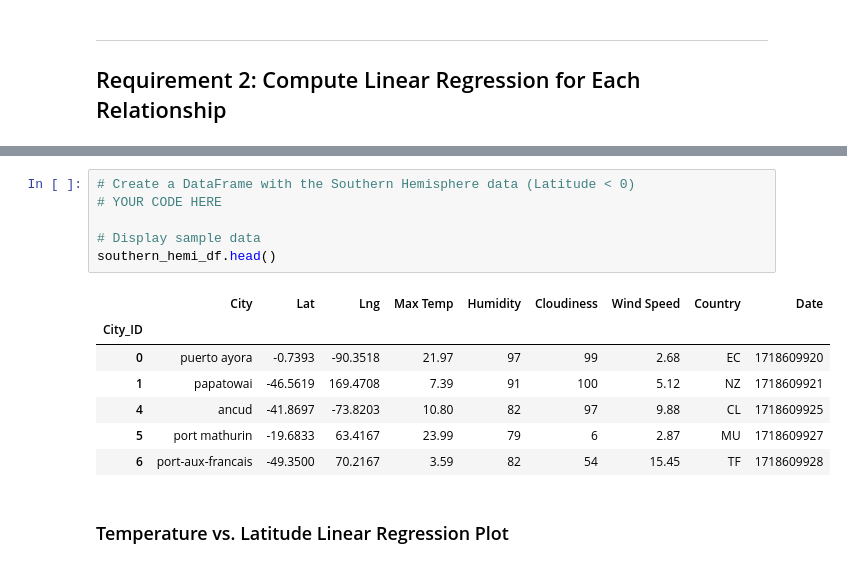
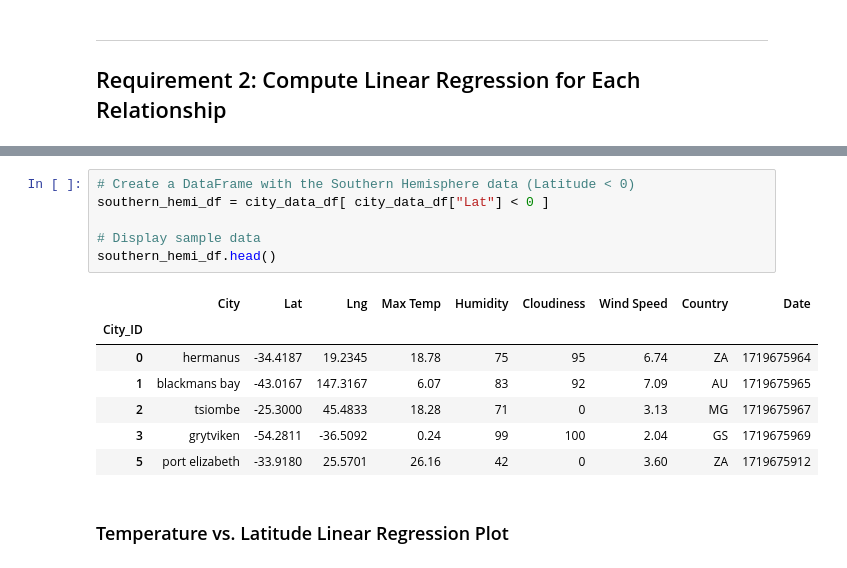
Before and after one commit to enumerbs/Module06-Challenge-Python-APIs, a Jupyter notebook: WeatherPy/WeatherPy.ipynb, the cells around one changed output, grey strips where cells are left out. Cells and saved outputs as stored; diff of their text form.

```diff
--- a/WeatherPy/WeatherPy.ipynb
+++ b/WeatherPy/WeatherPy.ipynb
@@ -300,17 +320,17 @@ northern_hemi_df.head()
 # %%
 # Create a DataFrame with the Southern Hemisphere data (Latitude < 0)
-# YOUR CODE HERE
+southern_hemi_df = city_data_df[ city_data_df["Lat"] < 0 ]
 
 # Display sample data
 southern_hemi_df.head()
 # %% [output]
 |  | City | Lat | Lng | Max Temp | Humidity | Cloudiness | Wind Speed | Country | Date |
 | City_ID |  |  |  |  |  |  |  |  |  |
-| 0 | puerto ayora | -0.7393 | -90.3518 | 21.97 | 97 | 99 | 2.68 | EC | 1718609920 |
-| 1 | papatowai | -46.5619 | 169.4708 | 7.39 | 91 | 100 | 5.12 | NZ | 1718609921 |
-| 4 | ancud | -41.8697 | -73.8203 | 10.80 | 82 | 97 | 9.88 | CL | 1718609925 |
-| 5 | port mathurin | -19.6833 | 63.4167 | 23.99 | 79 | 6 | 2.87 | MU | 1718609927 |
-| 6 | port-aux-francais | -49.3500 | 70.2167 | 3.59 | 82 | 54 | 15.45 | TF | 1718609928 |
+| 0 | hermanus | -34.4187 | 19.2345 | 18.78 | 75 | 95 | 6.74 | ZA | 1719675964 |
+| 1 | blackmans bay | -43.0167 | 147.3167 | 6.07 | 83 | 92 | 7.09 | AU | 1719675965 |
+| 2 | tsiombe | -25.3000 | 45.4833 | 18.28 | 71 | 0 | 3.13 | MG | 1719675967 |
+| 3 | grytviken | -54.2811 | -36.5092 | 0.24 | 99 | 100 | 2.04 | GS | 1719675969 |
+| 5 | port elizabeth | -33.9180 | 25.5701 | 26.16 | 42 | 0 | 3.60 | ZA | 1719675912 |
 # %% [markdown]
 ###  Temperature vs. Latitude Linear Regression Plot
 # %%
```
Also changed, not shown: parts of 35 cells of this notebook.
